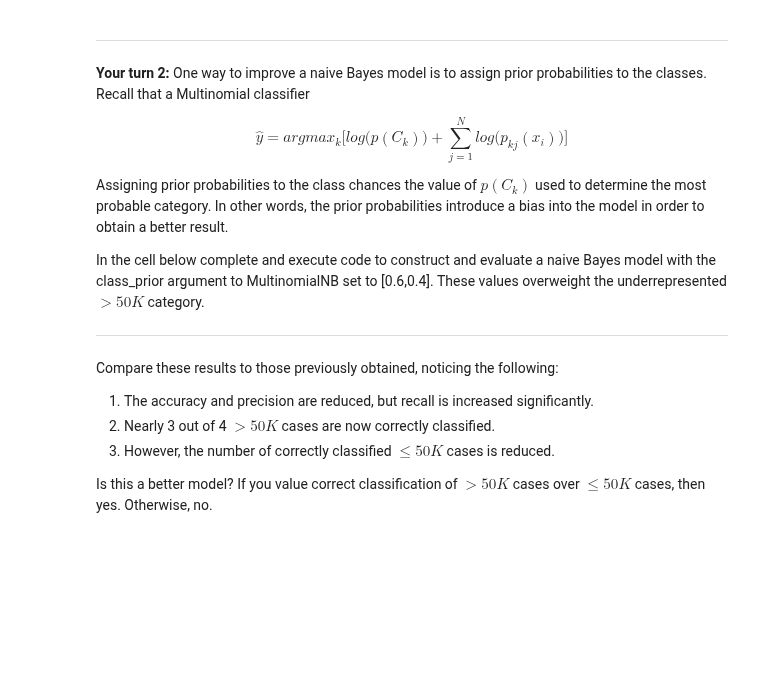
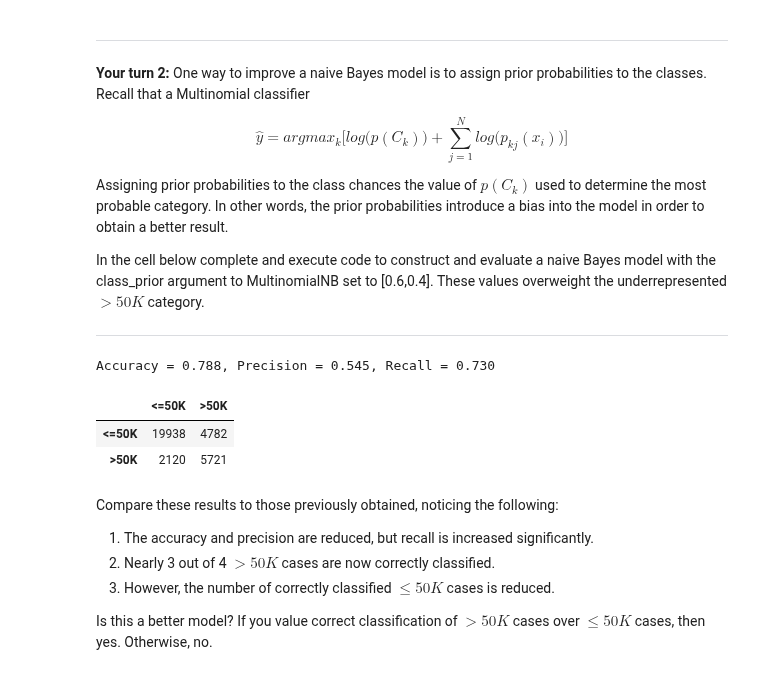
Before and after one commit to StephenElston/DataScience410, a Jupyter notebook: Lecture9/NaiveBayes.ipynb, the cells around one changed output. Saved outputs shown, nothing was run; the diff lists cells and outputs as text; code cells hidden in the pictures; blank space fills up the shorter version.

```diff
--- a/Lecture9/NaiveBayes.ipynb
+++ b/Lecture9/NaiveBayes.ipynb
@@ -346,11 +457,16 @@ In the cell below complete and execute code to construct and evaluate a naive Ba
 # %%
 nr.seed(23411)
 ## Complete the missing lines of code below
-model_income =
+model_income = sklearn.naive_bayes.MultinomialNB(alpha=0.01, class_prior=[0.6,0.4]).fit(X_income,y_income)
 
 results_income = predict_results(model_income, X_income, income, 'income', ['>50K','<=50K'])
 results_income.loc[:,'income'] = pd.Series(results_income.loc[:,'income'], dtype=income_categories)
 performance(results_income, 'income', income_categories)
+# %% [output]
+Accuracy = 0.788, Precision = 0.545, Recall = 0.730
+|  | <=50K | >50K |
+| <=50K | 19938 | 4782 |
+| >50K | 2120 | 5721 |
 # %% [markdown]
 Compare these results to those previously obtained, noticing the following:
 1. The accuracy and precision are reduced, but recall is increased significantly.
```
Also changed, not shown: parts of 22 cells of this notebook, 1 other file.
